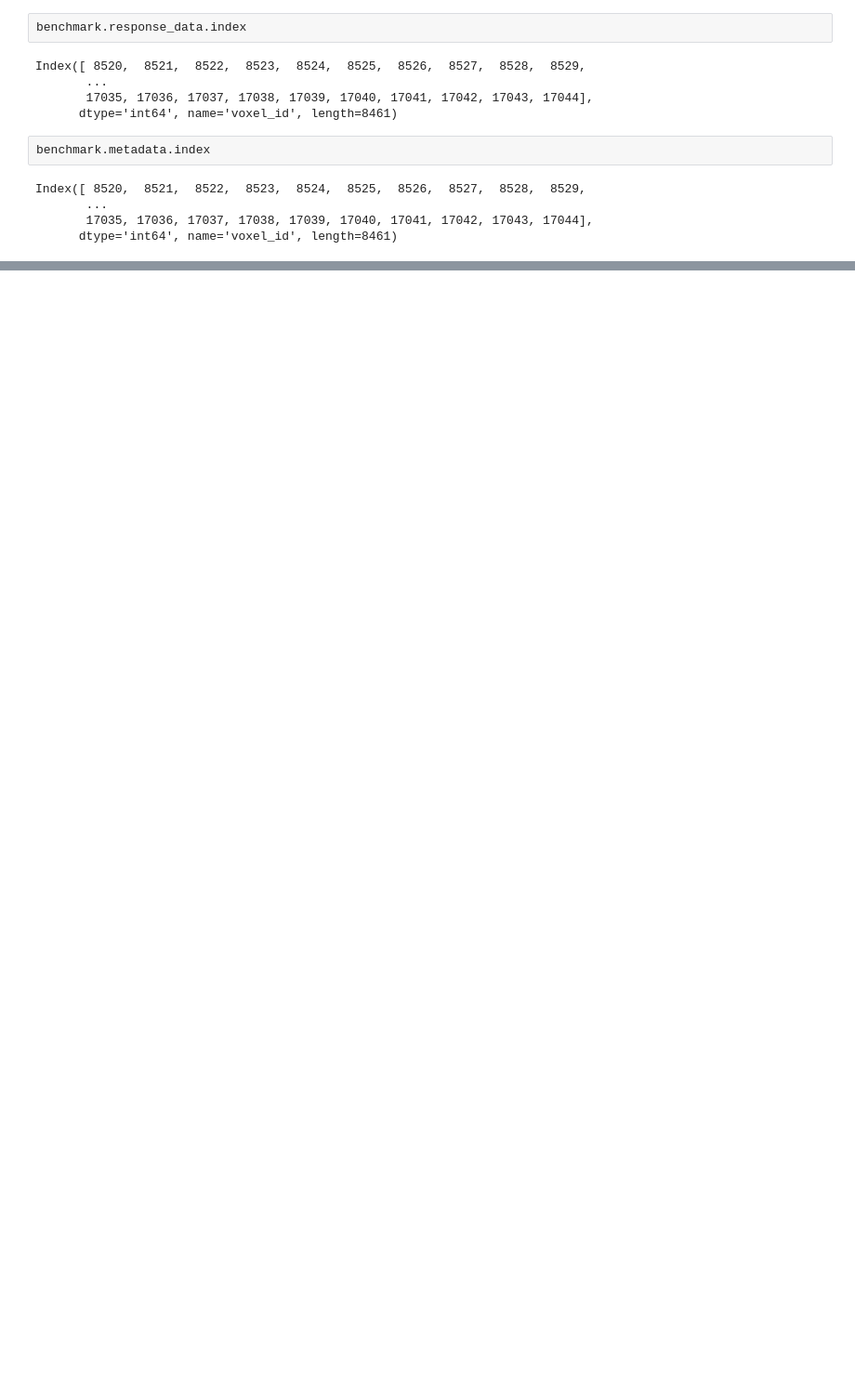
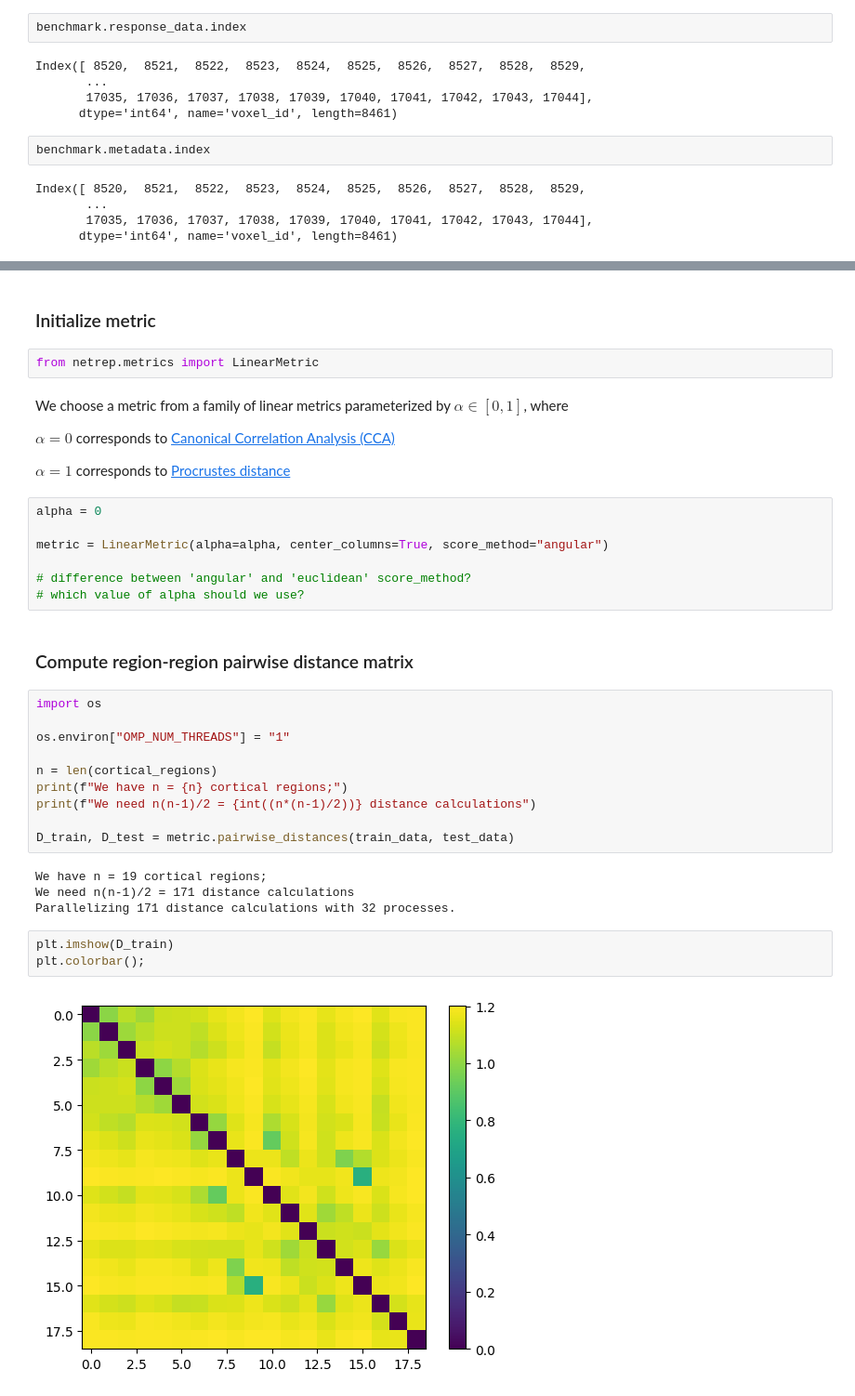
Before and after one commit to franciscoeacosta/DeepNSD, a Jupyter notebook: bmm_project.ipynb, the cells around one changed output, grey strips where cells are left out. Shown: that part at 93% size. Cells and saved outputs as stored; diff of their text form; blank space fills up the shorter version.

```diff
--- a/bmm_project.ipynb
+++ b/bmm_project.ipynb
@@ -219,0 +290,38 @@ plt.show()
+# %% [markdown]
+### Initialize metric
+# %%
+from netrep.metrics import LinearMetric
+# %% [markdown]
+We choose a metric from a family of linear metrics parameterized by $\alpha \in [0,1]$, where
+
+$\alpha = 0$ corresponds to [Canonical Correlation Analysis (CCA)](https://en.wikipedia.org/wiki/Canonical_correlation)
+
+$\alpha = 1$ corresponds to [Procrustes distance](https://en.wikipedia.org/wiki/Procrustes_analysis)
+# %%
+alpha = 0
+
+metric = LinearMetric(alpha=alpha, center_columns=True, score_method="angular")
+
+# difference between 'angular' and 'euclidean' score_method?
+# which value of alpha should we use?
+# %% [markdown]
+### Compute region-region pairwise distance matrix
+# %%
+import os
+
+os.environ["OMP_NUM_THREADS"] = "1"
+
+n = len(cortical_regions)
+print(f"We have n = {n} cortical regions;")
+print(f"We need n(n-1)/2 = {int((n*(n-1)/2))} distance calculations")
+
+D_train, D_test = metric.pairwise_distances(train_data, test_data)
+# %% [output]
+We have n = 19 cortical regions;
+We need n(n-1)/2 = 171 distance calculations
+Parallelizing 171 distance calculations with 32 processes.
+# %%
+plt.imshow(D_train)
+plt.colorbar();
+# %% [output]
+[figure, added]
```
Also changed, not shown: parts of 46 cells of this notebook.
